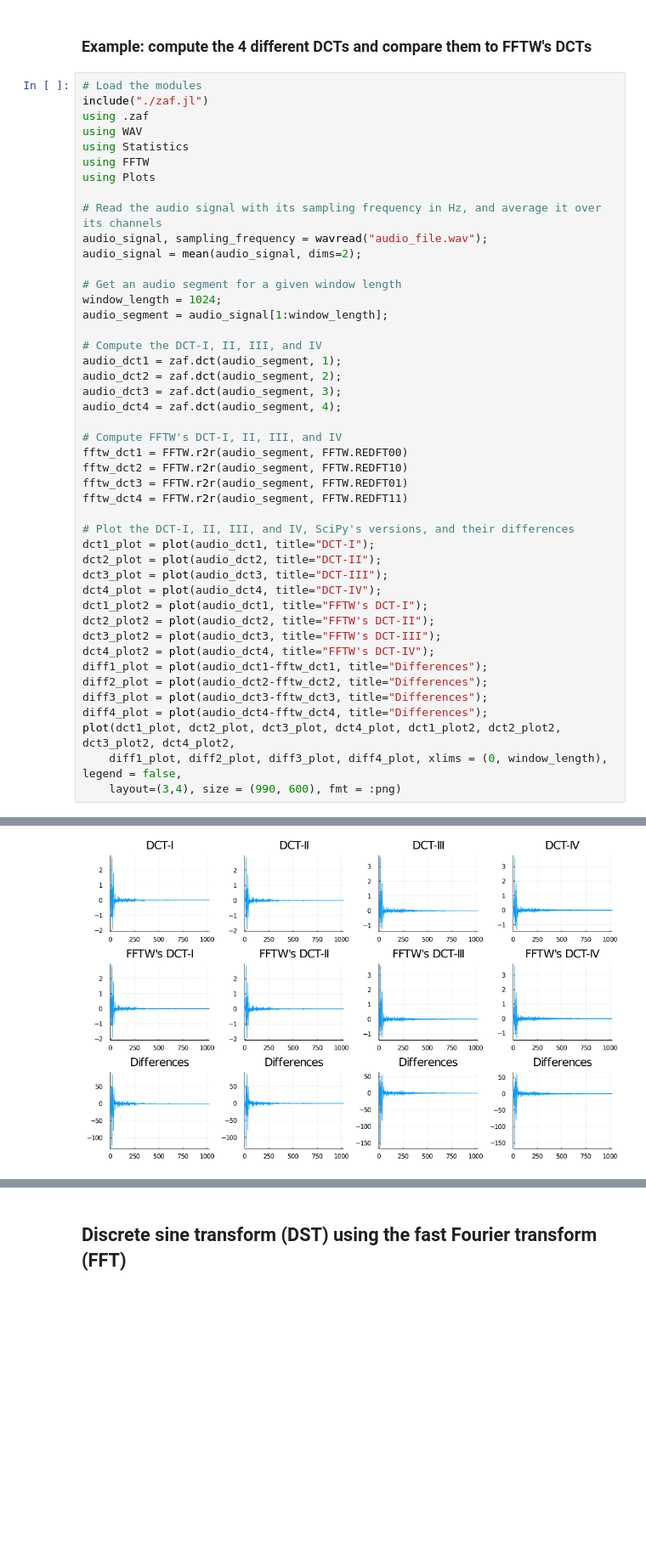
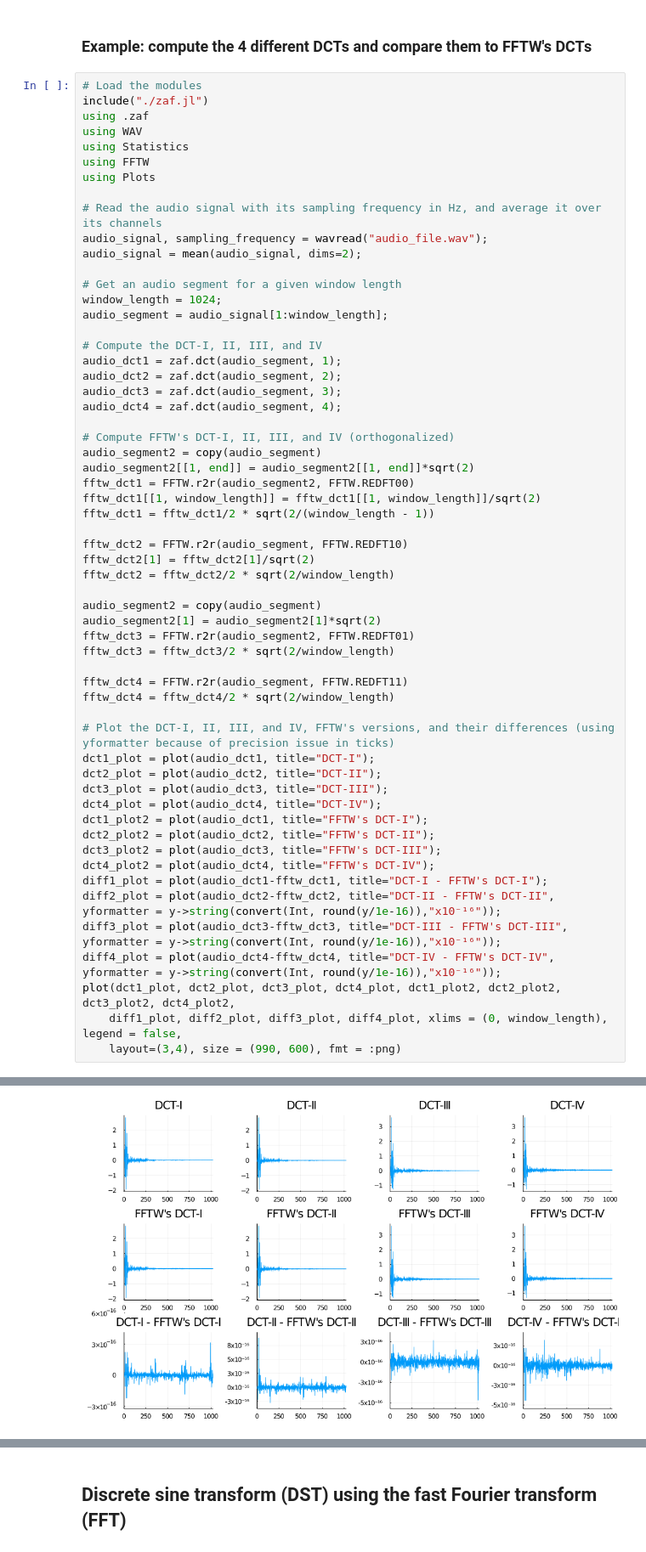
Before and after one commit to zafarrafii/Zaf-Julia, a Jupyter notebook: examples.ipynb, the cells around one changed output, grey strips where cells are left out. Shown at 85% size. Cells and saved outputs as stored; diff of their text form; blank space fills up the shorter version.

```diff
--- a/examples.ipynb
+++ b/examples.ipynb
@@ -375,13 +375,26 @@ audio_dct2 = zaf.dct(audio_segment, 2);
 audio_dct3 = zaf.dct(audio_segment, 3);
 audio_dct4 = zaf.dct(audio_segment, 4);
 
-# Compute FFTW's DCT-I, II, III, and IV
-fftw_dct1 = FFTW.r2r(audio_segment, FFTW.REDFT00)
+# Compute FFTW's DCT-I, II, III, and IV (orthogonalized)
+audio_segment2 = copy(audio_segment)
+audio_segment2[[1, end]] = audio_segment2[[1, end]]*sqrt(2)
+fftw_dct1 = FFTW.r2r(audio_segment2, FFTW.REDFT00)
+fftw_dct1[[1, window_length]] = fftw_dct1[[1, window_length]]/sqrt(2)
+fftw_dct1 = fftw_dct1/2 * sqrt(2/(window_length - 1))
+
 fftw_dct2 = FFTW.r2r(audio_segment, FFTW.REDFT10)
-fftw_dct3 = FFTW.r2r(audio_segment, FFTW.REDFT01)
+fftw_dct2[1] = fftw_dct2[1]/sqrt(2)
+fftw_dct2 = fftw_dct2/2 * sqrt(2/window_length)
+
+audio_segment2 = copy(audio_segment)
+audio_segment2[1] = audio_segment2[1]*sqrt(2)
+fftw_dct3 = FFTW.r2r(audio_segment2, FFTW.REDFT01)
+fftw_dct3 = fftw_dct3/2 * sqrt(2/window_length)
+
 fftw_dct4 = FFTW.r2r(audio_segment, FFTW.REDFT11)
+fftw_dct4 = fftw_dct4/2 * sqrt(2/window_length)
 
-# Plot the DCT-I, II, III, and IV, SciPy's versions, and their differences
+# Plot the DCT-I, II, III, and IV, FFTW's versions, and their differences (using yformatter because of precision issue in ticks)
 dct1_plot = plot(audio_dct1, title="DCT-I");
 dct2_plot = plot(audio_dct2, title="DCT-II");
 dct3_plot = plot(audio_dct3, title="DCT-III");
@@ -390,10 +403,10 @@ dct1_plot2 = plot(audio_dct1, title="FFTW's DCT-I");
 dct2_plot2 = plot(audio_dct2, title="FFTW's DCT-II");
 dct3_plot2 = plot(audio_dct3, title="FFTW's DCT-III");
 dct4_plot2 = plot(audio_dct4, title="FFTW's DCT-IV");
-diff1_plot = plot(audio_dct1-fftw_dct1, title="Differences");
-diff2_plot = plot(audio_dct2-fftw_dct2, title="Differences");
-diff3_plot = plot(audio_dct3-fftw_dct3, title="Differences");
-diff4_plot = plot(audio_dct4-fftw_dct4, title="Differences");
+diff1_plot = plot(audio_dct1-fftw_dct1, title="DCT-I - FFTW's DCT-I");
+diff2_plot = plot(audio_dct2-fftw_dct2, title="DCT-II - FFTW's DCT-II", yformatter = y->string(convert(Int, round(y/1e-16)),"x10⁻¹⁶"));
+diff3_plot = plot(audio_dct3-fftw_dct3, title="DCT-III - FFTW's DCT-III", yformatter = y->string(convert(Int, round(y/1e-16)),"x10⁻¹⁶"));
+diff4_plot = plot(audio_dct4-fftw_dct4, title="DCT-IV - FFTW's DCT-IV", yformatter = y->string(convert(Int, round(y/1e-16)),"x10⁻¹⁶"));
 plot(dct1_plot, dct2_plot, dct3_plot, dct4_plot, dct1_plot2, dct2_plot2, dct3_plot2, dct4_plot2,
     diff1_plot, diff2_plot, diff3_plot, diff4_plot, xlims = (0, window_length), legend = false,
     layout=(3,4), size = (990, 600), fmt = :png)
@@ -402 +417 @@ WARNING: replacing module zaf.
-[figure, old version]
+[figure, new version]
```
Also changed, not shown: parts of 1 cell of this notebook, 2 other files.
